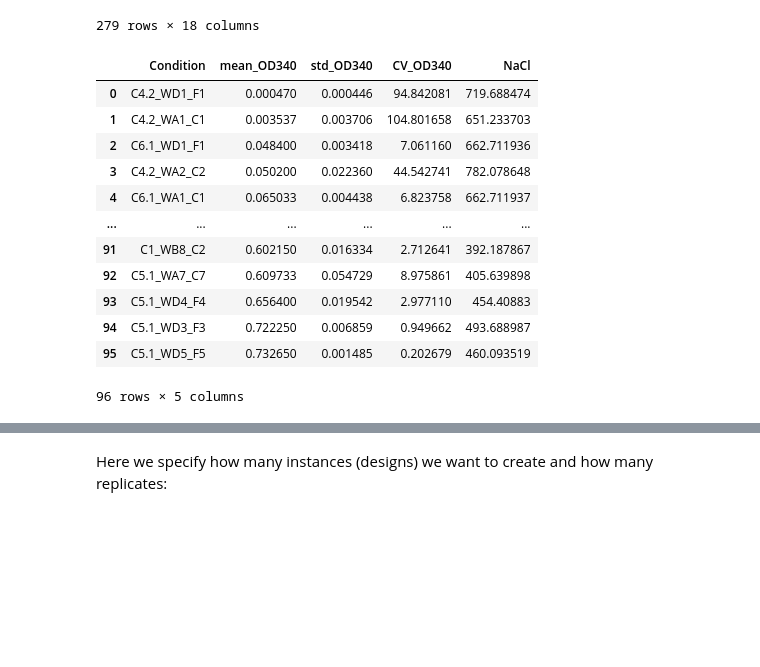
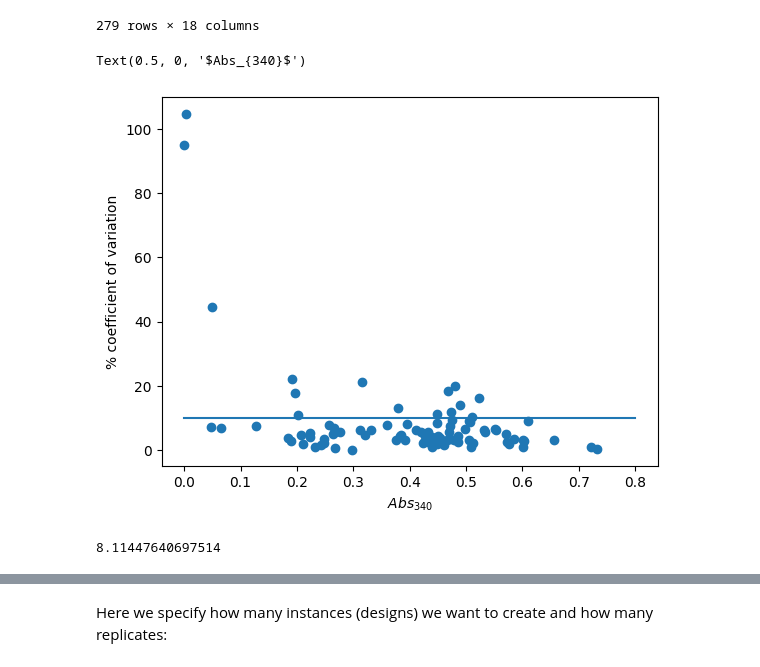
Before and after one commit to JBEI/Flaviolin_media_opt_C2, a Jupyter notebook: flaviolin notebooks/DBTL1-6_Analysis.ipynb, the cells around one changed output, grey strips where cells are left out. Cells and saved outputs as stored; diff of their text form; code cells hidden in the pictures; blank space fills up the shorter version.

```diff
--- a/flaviolin notebooks/DBTL1-6_Analysis.ipynb
+++ b/flaviolin notebooks/DBTL1-6_Analysis.ipynb
@@ -212,6 +212,10 @@ df.head()
 | 2 | C1_WA1_A3-R3 | MOPS[mM]: 40.000000, Tricine[mM]:... | OD340 | 0.2124 |
 | 3 | C1_WA4_A6-R1 | MOPS[mM]: 40.000000, Tricine[mM]:... | OD340 | 0.1955 |
 | 4 | C1_WA4_A6-R2 | MOPS[mM]: 40.000000, Tricine[mM]:... | OD340 | 0.1859 |
+# %%
+outliers = ['C1_WB8_C2-R1','C2.1_WA7_B1-R1','C2.1_WB8_C2-R1','C2.1_WF6_F8-R2','C3.1_WA5_C5-R3',
+           'C5.1_WD1_F1-R1', 'C5.1_WD1_F1-R2', 'C5.1_WD1_F1-R2',  'C5.1_WD3_F3-R2',  'C5.1_WD5_F5-R2',]
+df = df[~df['Line Name'].isin(outliers)]
 # %%
 df[df['Line Name'].isin(df['Line Name'][df['Line Name'].duplicated()])].head(48)
 # %% [output]
@@ -316,21 +320,26 @@ df
 | 278 | C6.1_WD8_F8-R3 | 0.2449 | 40.0 | 4.0 | 0.004174 | 20.0 | 0.304902 | 1.283908 | ... |
 279 rows × 18 columns
 # %%
-stats
+df['Condition'] = df['Line Name'].str.split('-').str[0]
+
+# Group by the conditions and calculate statistics
+stats = df.groupby('Condition').agg(
+    mean_OD340=('OD340', 'mean'),
+    std_OD340=('OD340', 'std'),
+    CV_OD340=('OD340', lambda x: np.std(x, ddof=1) / np.mean(x) * 100)
+).reset_index()
-# %% [output]
-|  | Condition | mean_OD340 | std_OD340 | CV_OD340 | NaCl |
-| 0 | C4.2_WD1_F1 | 0.000470 | 0.000446 | 94.842081 | 719.688474 |
-| 1 | C4.2_WA1_C1 | 0.003537 | 0.003706 | 104.801658 | 651.233703 |
-| 2 | C6.1_WD1_F1 | 0.048400 | 0.003418 | 7.061160 | 662.711936 |
-| 3 | C4.2_WA2_C2 | 0.050200 | 0.022360 | 44.542741 | 782.078648 |
-| 4 | C6.1_WA1_C1 | 0.065033 | 0.004438 | 6.823758 | 662.711937 |
-| ... | ... | ... | ... | ... | ... |
-| 91 | C1_WB8_C2 | 0.602150 | 0.016334 | 2.712641 | 392.187867 |
-| 92 | C5.1_WA7_C7 | 0.609733 | 0.054729 | 8.975861 | 405.639898 |
-| 93 | C5.1_WD4_F4 | 0.656400 | 0.019542 | 2.977110 | 454.40883 |
-| 94 | C5.1_WD3_F3 | 0.722250 | 0.006859 | 0.949662 | 493.688987 |
-| 95 | C5.1_WD5_F5 | 0.732650 | 0.001485 | 0.202679 | 460.093519 |
-96 rows × 5 columns
+# %%
+plt.scatter(stats['mean_OD340'], stats['CV_OD340'])
+plt.plot([0,0.8],[10,10])
+plt.ylabel('% coefficient of variation')
+plt.xlabel('$Abs_{340}$')
+# %% [output]
+Text(0.5, 0, '$Abs_{340}$')
+[figure, added]
+# %%
+stats['CV_OD340'].mean()
+# %% [output]
+8.11447640697514
 # %%
 def get_cond(S):
     return S['Line Name'][:-3]
```
